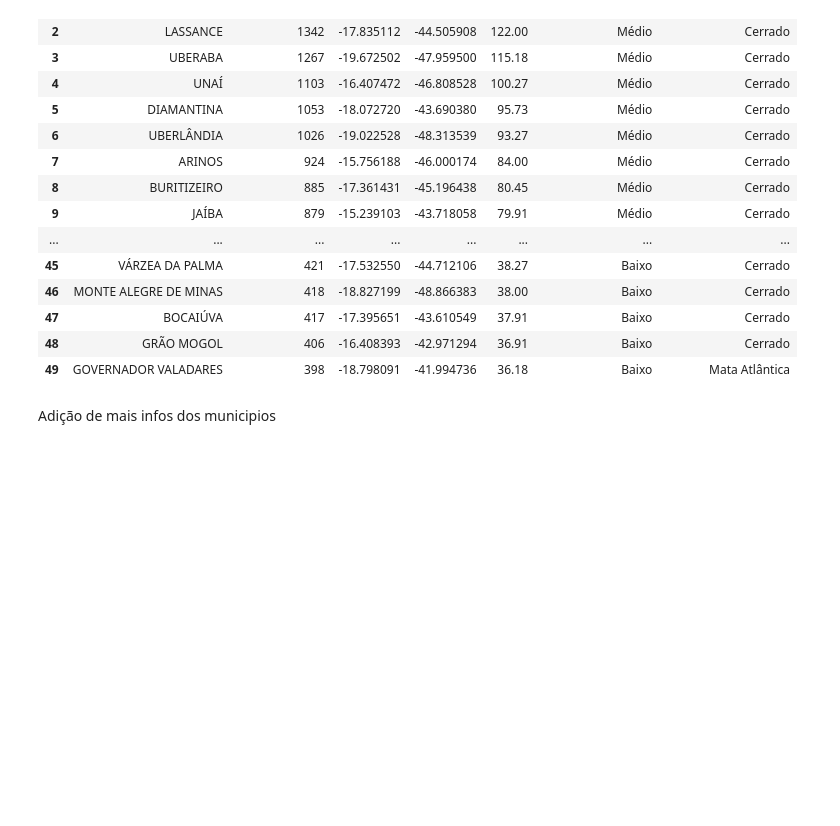
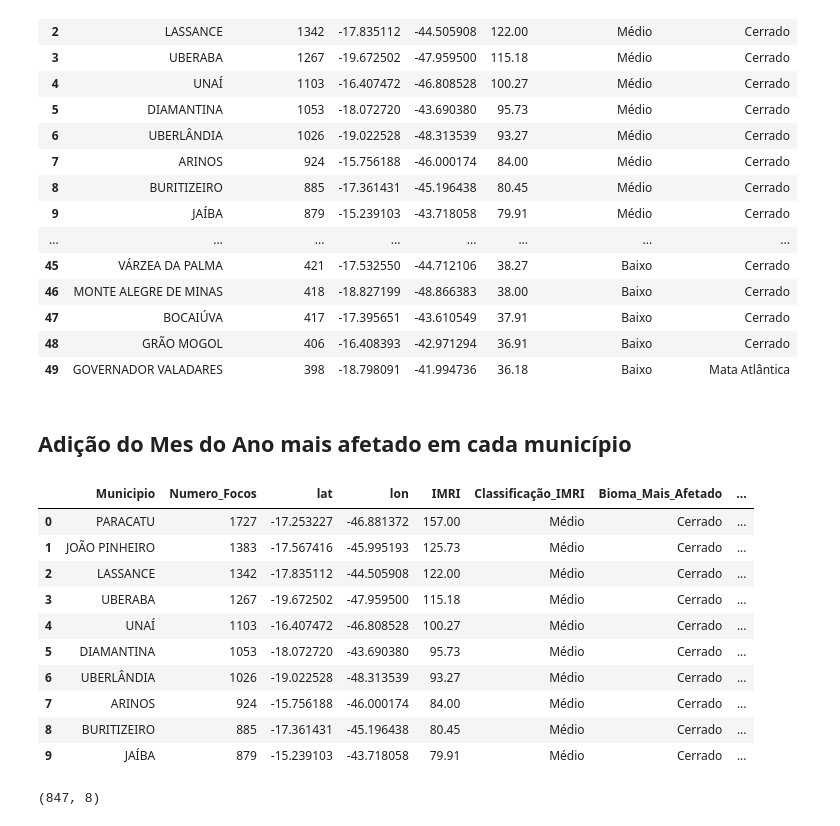
Before and after one commit to jvrezendem/analiseIncendioBR, a Jupyter notebook: notebooks/serieHistorica.ipynb, the cells around one changed output. Cells and saved outputs as stored; diff of their text form; code cells hidden in the pictures; blank space fills up the shorter version.

Commit message:
add: padronização dos dados

```diff
--- a/notebooks/serieHistorica.ipynb
+++ b/notebooks/serieHistorica.ipynb
@@ -1319,5 +1322,52 @@ data_municipios.head(50)
 | 49 | GOVERNADOR VALADARES | 398 | -18.798091 | -41.994736 | 36.18 | Baixo | Mata Atlântica |
 # %%
 data_municipios.to_csv("../data/processed/dados_municipios.csv", sep=",", index=False)
-# %% [markdown]
-Adição de mais infos dos municipios
+# %% [markdown]
+## Adição do Mes do Ano mais afetado em cada município
+# %%
+data_municipios = pd.read_csv("../data/processed/dados_municipios.csv", sep=",")
+
+def focos_mes_municipio(municipio):
+
+    dataset = pd.read_csv("../data/processed/focos_mg_ref_2015-2025.csv", sep=",")
+    dataset = dataset[dataset["municipio"] == municipio.upper()]
+    dataset["data_pas"] = pd.to_datetime(dataset["data_pas"])
+
+    dataMunicipio = dataset.groupby(dataset["data_pas"].dt.month).size()
+    dataMunicipio = dataMunicipio.reindex(range(1, 13), fill_value=0)
+    mes_afetado = dataMunicipio.idxmax()
+
+    meses = {
+        1: "Jan",
+        2: "Fev",
+        3: "Mar",
+        4: "Abr",
+        5: "Mai",
+        6: "Jun",
+        7: "Jul",
+        8: "Ago",
+        9: "Set",
+        10: "Out",
+        11: "Nov",
+        12: "Dez"
+    }
+
+    mes_afetado_nome = meses[mes_afetado]
+    return mes_afetado_nome
+# %%
+data_municipios = pd.read_csv("../data/processed/dados_municipios.csv", sep=",")
+data_municipios["Mes_Mais_Afetado"] = data_municipios["Municipio"].apply(focos_mes_municipio)
+
+data_municipios.head(10)
+# %% [output]
+|  | Municipio | Numero_Focos | lat | lon | IMRI | Classificação_IMRI | Bioma_Mais_Afetado | ... |
+| 0 | PARACATU | 1727 | -17.253227 | -46.881372 | 157.00 | Médio | Cerrado | ... |
+| 1 | JOÃO PINHEIRO | 1383 | -17.567416 | -45.995193 | 125.73 | Médio | Cerrado | ... |
+| 2 | LASSANCE | 1342 | -17.835112 | -44.505908 | 122.00 | Médio | Cerrado | ... |
+| 3 | UBERABA | 1267 | -19.672502 | -47.959500 | 115.18 | Médio | Cerrado | ... |
+| 4 | UNAÍ | 1103 | -16.407472 | -46.808528 | 100.27 | Médio | Cerrado | ... |
+| 5 | DIAMANTINA | 1053 | -18.072720 | -43.690380 | 95.73 | Médio | Cerrado | ... |
+| 6 | UBERLÂNDIA | 1026 | -19.022528 | -48.313539 | 93.27 | Médio | Cerrado | ... |
+| 7 | ARINOS | 924 | -15.756188 | -46.000174 | 84.00 | Médio | Cerrado | ... |
+| 8 | BURITIZEIRO | 885 | -17.361431 | -45.196438 | 80.45 | Médio | Cerrado | ... |
+| 9 | JAÍBA | 879 | -15.239103 | -43.718058 | 79.91 | Médio | Cerrado | ... |
@@ -1323,0 +1376,4 @@ Adição de mais infos dos municipios
+# %%
+data_municipios.shape
+# %% [output]
+(847, 8)
```
Also changed, not shown: parts of 7 cells of this notebook, 10 other files.
